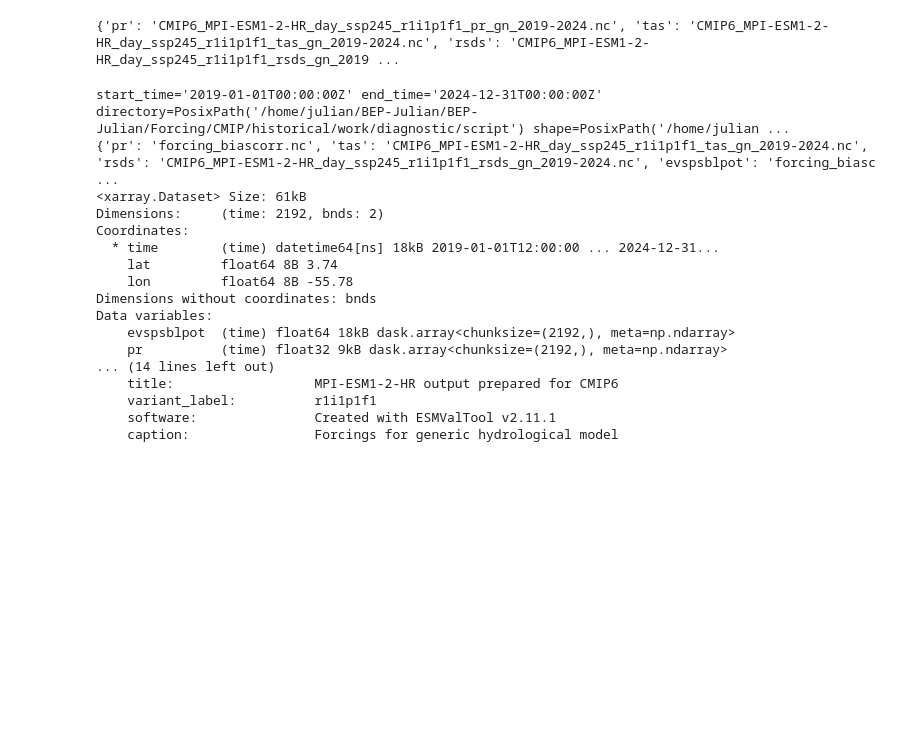
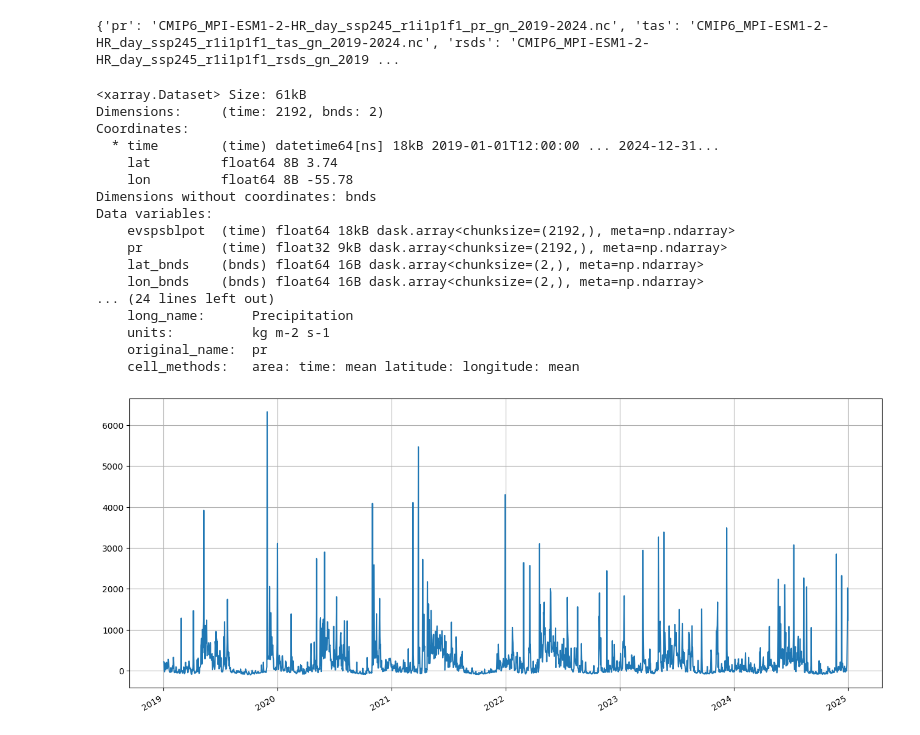
Before and after one commit to eWaterCycle/projects, a Jupyter notebook: Suriname_Model/Future_analysis.ipynb, the cells around one changed output. Drawn from its saved outputs; the diff is of its cells as text; code cells hidden in the pictures; blank space fills up the shorter version.

```diff
--- a/Suriname_Model/Future_analysis.ipynb
+++ b/Suriname_Model/Future_analysis.ipynb
@@ -362,14 +497,13 @@ SSP245_corr.filenames["evspsblpot"] = "forcing_biascorr.nc"
 SSP585_corr.filenames["pr"] = "forcing_biascorr.nc"
 SSP585_corr.filenames["evspsblpot"] = "forcing_biascorr.nc"
 # %%
-print(HIST_corr)
-print(HIST_corr.filenames)
+# print(HIST_corr)
+# print(HIST_corr.filenames)
 test = HIST_corr.to_xarray()
 
 print(test)
+print(test["pr"])
 # %% [output]
-start_time='2019-01-01T00:00:00Z' end_time='2024-12-31T00:00:00Z' directory=PosixPath('/home/julian/BEP-Julian/BEP-Julian/Forcing/CMIP/historical/work/diagnostic/script') shape=PosixPath('/home/julian ...
-{'pr': 'forcing_biascorr.nc', 'tas': 'CMIP6_MPI-ESM1-2-HR_day_ssp245_r1i1p1f1_tas_gn_2019-2024.nc', 'rsds': 'CMIP6_MPI-ESM1-2-HR_day_ssp245_r1i1p1f1_rsds_gn_2019-2024.nc', 'evspsblpot': 'forcing_biasc ...
 <xarray.Dataset> Size: 61kB
 Dimensions:     (time: 2192, bnds: 2)
 Coordinates:
@@ -380,11 +514,13 @@ Dimensions without coordinates: bnds
 Data variables:
     evspsblpot  (time) float64 18kB dask.array<chunksize=(2192,), meta=np.ndarray>
     pr          (time) float32 9kB dask.array<chunksize=(2192,), meta=np.ndarray>
-... (14 lines left out)
-    title:                  MPI-ESM1-2-HR output prepared for CMIP6
-    variant_label:          r1i1p1f1
-    software:               Created with ESMValTool v2.11.1
-    caption:                Forcings for generic hydrological model
+    lat_bnds    (bnds) float64 16B dask.array<chunksize=(2,), meta=np.ndarray>
+    lon_bnds    (bnds) float64 16B dask.array<chunksize=(2,), meta=np.ndarray>
+... (24 lines left out)
+    long_name:      Precipitation
+    units:          kg m-2 s-1
+    original_name:  pr
+    cell_methods:   area: time: mean latitude: longitude: mean
 # %%
 forcing_list = [HIST_corr, SSP126_corr, SSP245_corr, SSP585_corr]
 output_corr = []
@@ -425,6 +561,12 @@ historical_output *= factor
 SSP126_output *= factor
 SSP245_output *= factor
 SSP585_output *= factor
+# %%
+plt.figure(figsize=(16, 7))
+historical_output.plot()
+plt.grid();
+# %% [output]
+[figure, added]
 # %%
 plt.figure(figsize=(16, 7))
 SSP126_output.plot()
```
Also changed, not shown: parts of 29 cells of this notebook, 1 other file.
